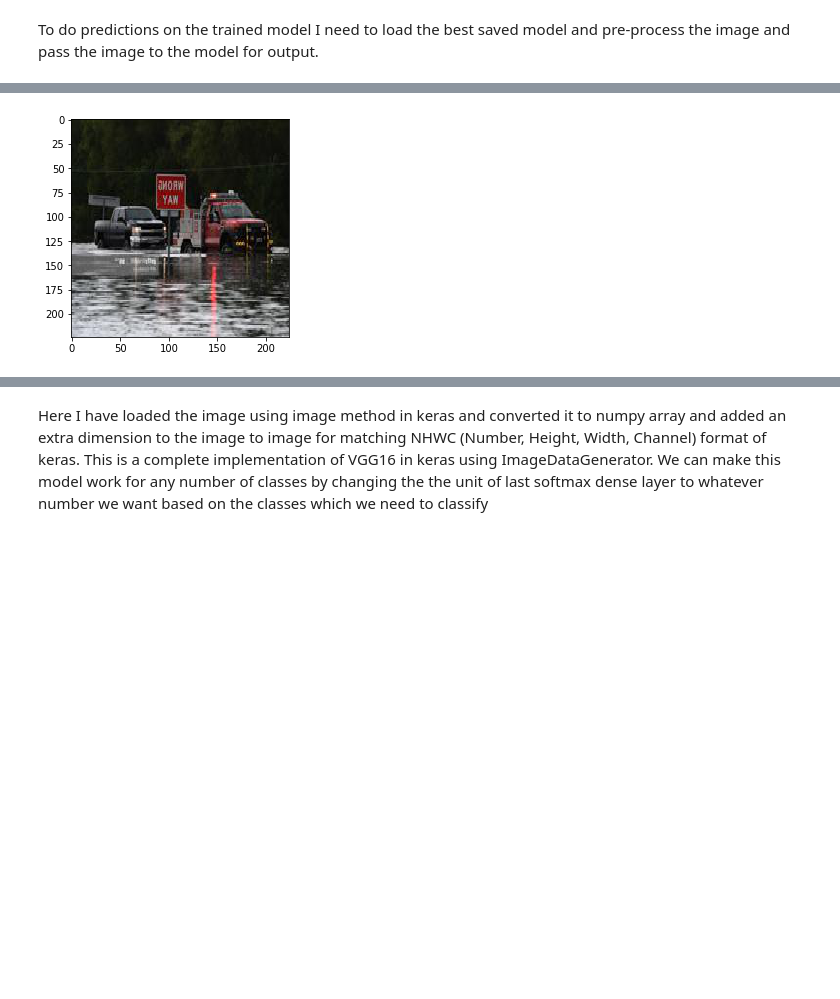
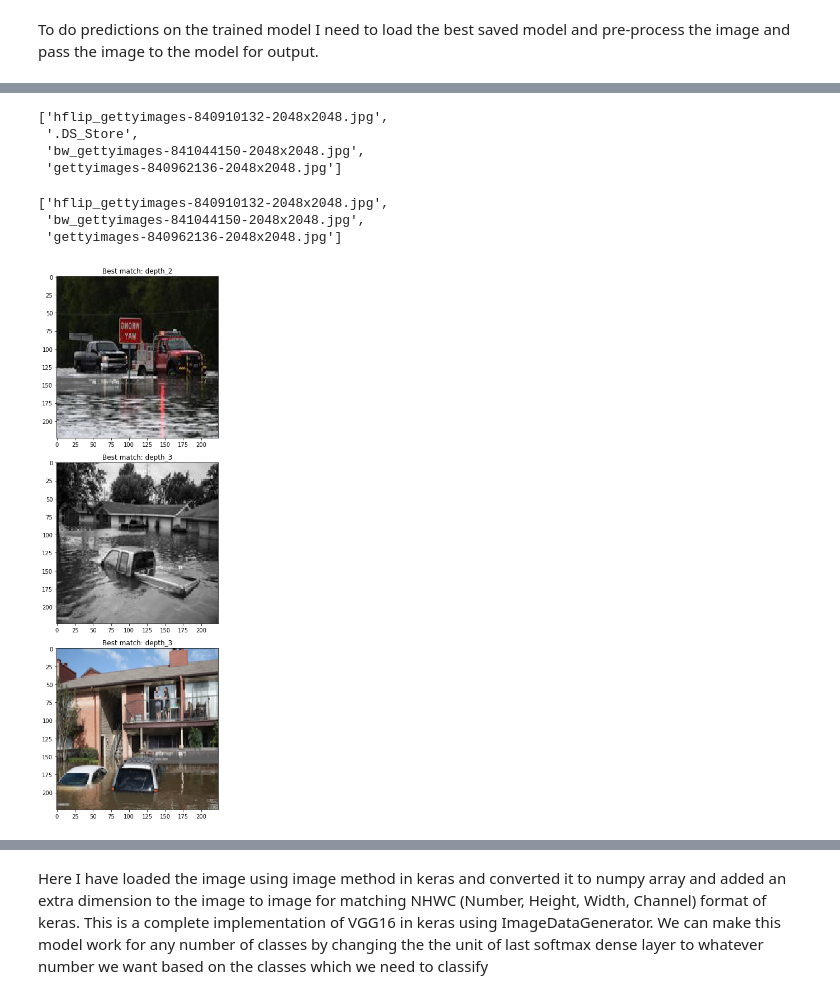
Before and after one commit to jshaffer94247/Extracting-Flood-Depths-From-Imagery, a Jupyter notebook: code/04_Flood_Depth_Estimation_Trucks.ipynb, the cells around one changed output, grey strips where cells are left out. Drawn from its saved outputs; the diff is of its cells as text; code cells hidden in the pictures; blank space fills up the shorter version.

```diff
--- a/code/04_Flood_Depth_Estimation_Trucks.ipynb
+++ b/code/04_Flood_Depth_Estimation_Trucks.ipynb
@@ -220,4 +381,57 @@ To do predictions on the trained model I need to load the best saved model and p
 hflip_gettyimages-840910132-2048x2048.jpg
+# %%
+image_test_dir = '../images/truck/test'
+# %%
+# get files in dir into a list
+image_list = os.listdir(image_test_dir)
+image_list
+# %% [output]
+['hflip_gettyimages-840910132-2048x2048.jpg',
+ '.DS_Store',
+ 'bw_gettyimages-841044150-2048x2048.jpg',
+ 'gettyimages-840962136-2048x2048.jpg']
+# %%
+image_list.remove('.DS_Store')
+# %%
+image_list
+# %% [output]
+['hflip_gettyimages-840910132-2048x2048.jpg',
+ 'bw_gettyimages-841044150-2048x2048.jpg',
+ 'gettyimages-840962136-2048x2048.jpg']
+# %%
+fig = plt.figure(figsize=(14,14))
+
+img_num = 1;
+ax_list = []
+
+tot_images = len(image_list)
+
+for img_file in image_list:
+    use_image = image_test_dir + '/' + img_file
+    ax = fig.add_subplot(tot_images,1,img_num)
+
+
+    img = image.load_img(use_image,target_size=(224,224))
+    #img = image.load_img("image.jpeg",target_size=(224,224))
+    img = np.asarray(img)
+
+    plt.imshow(img)
+
+    img = np.expand_dims(img, axis=0)
+    output = saved_model.predict(img)
+    best_match = np.argmax(output)
+    #print(f"Best match: {labels[best_match]}")
+    title_str = "Best match: " + labels[best_match]
+
+    #plt.imshow(img)
+    ax.set_title(title_str)
+
+    ax_list.append(ax)
+    img_num += 1
+
+plt.tight_layout()
+# %% [output]
+[figure, added]
 # %%
 use_image = "../images/truck/test/hflip_gettyimages-840910132-2048x2048.jpg"
 # %%
@@ -226,10 +440,8 @@ img = image.load_img(use_image,target_size=(224,224))
 img = np.asarray(img)
 plt.imshow(img)
 img = np.expand_dims(img, axis=0)
-from keras.models import load_model
-saved_model = load_model("vgg16_truck_1.h5")
+
+
 output = saved_model.predict(img)
-# %% [output]
-[figure, removed]
 # %%
 output
```
Also changed, not shown: parts of 19 cells of this notebook.
